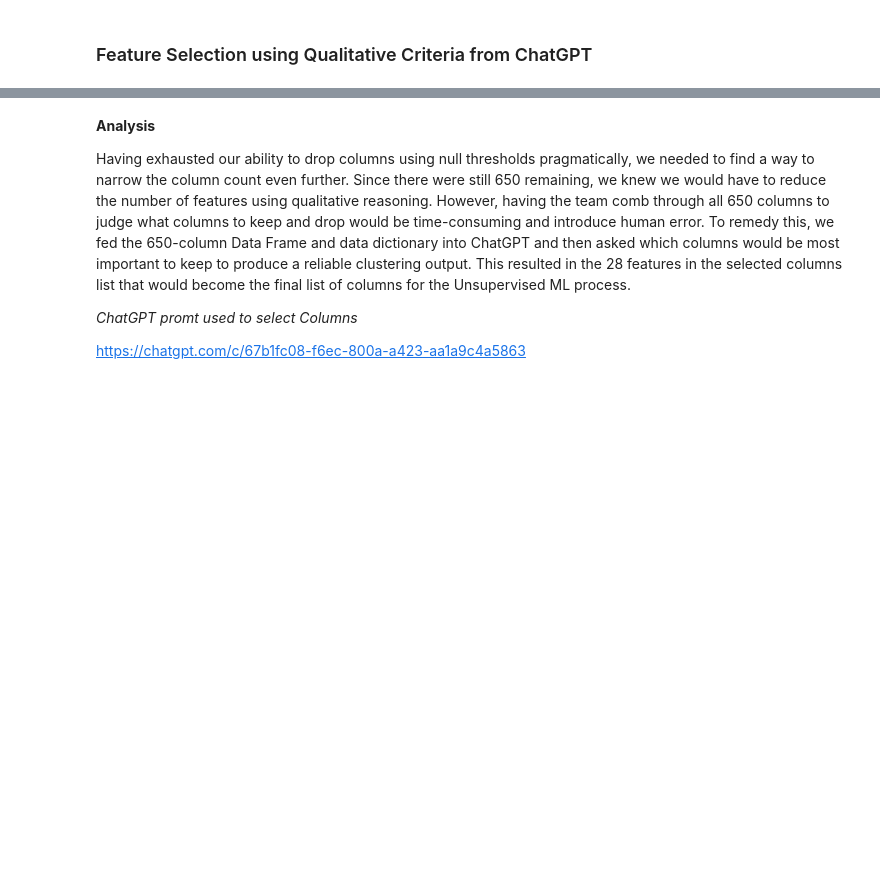
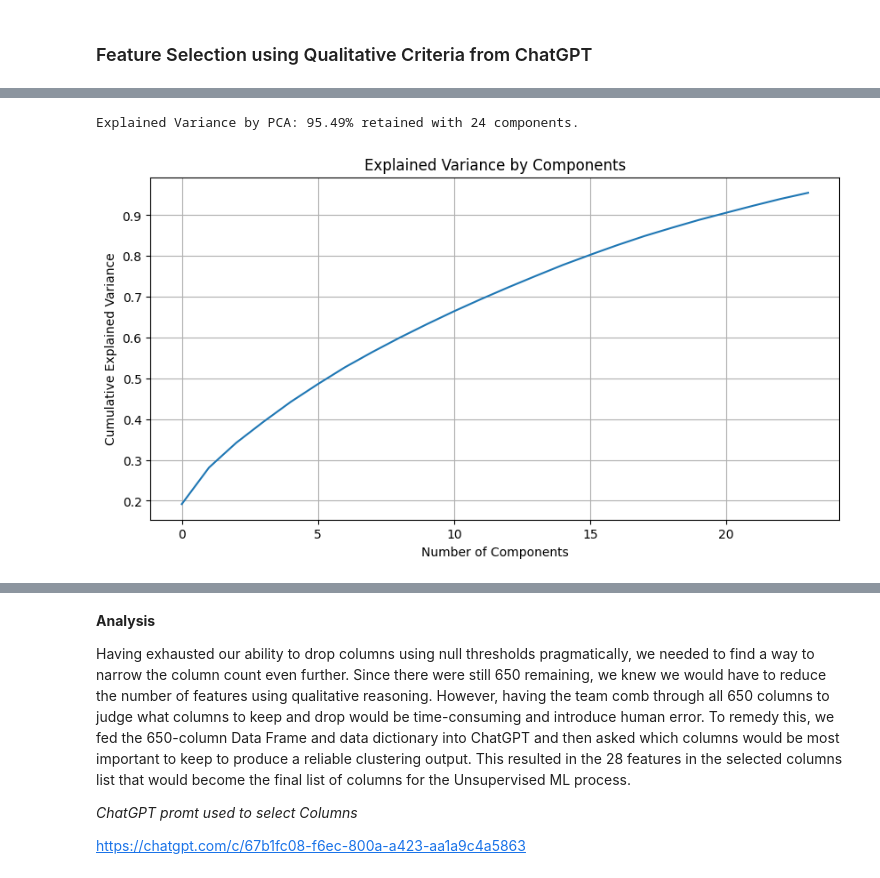
Before and after one commit to Jacob-Rose-BU/BA775-Medical-Debt, a Jupyter notebook: DataCleaning.ipynb, the cells around one changed output, grey strips where cells are left out. Saved outputs shown, nothing was run; the diff lists cells and outputs as text; code cells hidden in the pictures; blank space fills up the shorter version.

```diff
--- a/DataCleaning.ipynb
+++ b/DataCleaning.ipynb
@@ -14,8 +14,9 @@ Drive already mounted at /content/drive; to attempt to forcibly remount, call dr
 # %%
 import pandas as pd
 
-df = pd.read_csv("/content/drive/MyDrive/BA820 Project/MERGED2022_23_PP.csv")
+# df = pd.read_csv("/content/drive/MyDrive/BA820 Project/MERGED2022_23_PP.csv")
 # df = pd.read_csv("MERGED2022_23_PP.csv")
+df = pd.read_csv("/content/drive/MyDrive/2024-2025/Spring Semester/Unsupervised and Unstructured Machine Learning/BA820 Project/MERGED2022_23_PP.csv")
 # %%
 df.head()
 # %% [output]
@@ -213,0 +276,25 @@ imputed_df.info()
+# %%
+from sklearn.preprocessing import StandardScaler
+
+# Standardize
+scaler = StandardScaler()
+data_scaled = scaler.fit_transform(imputed_df)
+# %%
+# Applying PCA
+pca = PCA(n_components=0.95)
+data_pca = pca.fit_transform(data_scaled)
+explained_variance = pca.explained_variance_ratio_
+print(f"Explained Variance by PCA: {np.sum(explained_variance)*100:.2f}% retained with {data_pca.shape[1]} components.")
+# %% [output]
+Explained Variance by PCA: 95.49% retained with 24 components.
+# %%
+# Plot the explained variance
+plt.figure(figsize=(10, 5))
+plt.plot(np.cumsum(pca.explained_variance_ratio_))
+plt.xlabel('Number of Components')
+plt.ylabel('Cumulative Explained Variance')
+plt.title('Explained Variance by Components')
+plt.grid(True)
+plt.show()
+# %% [output]
+[figure, added]
```
Also changed, not shown: parts of 20 cells of this notebook.
